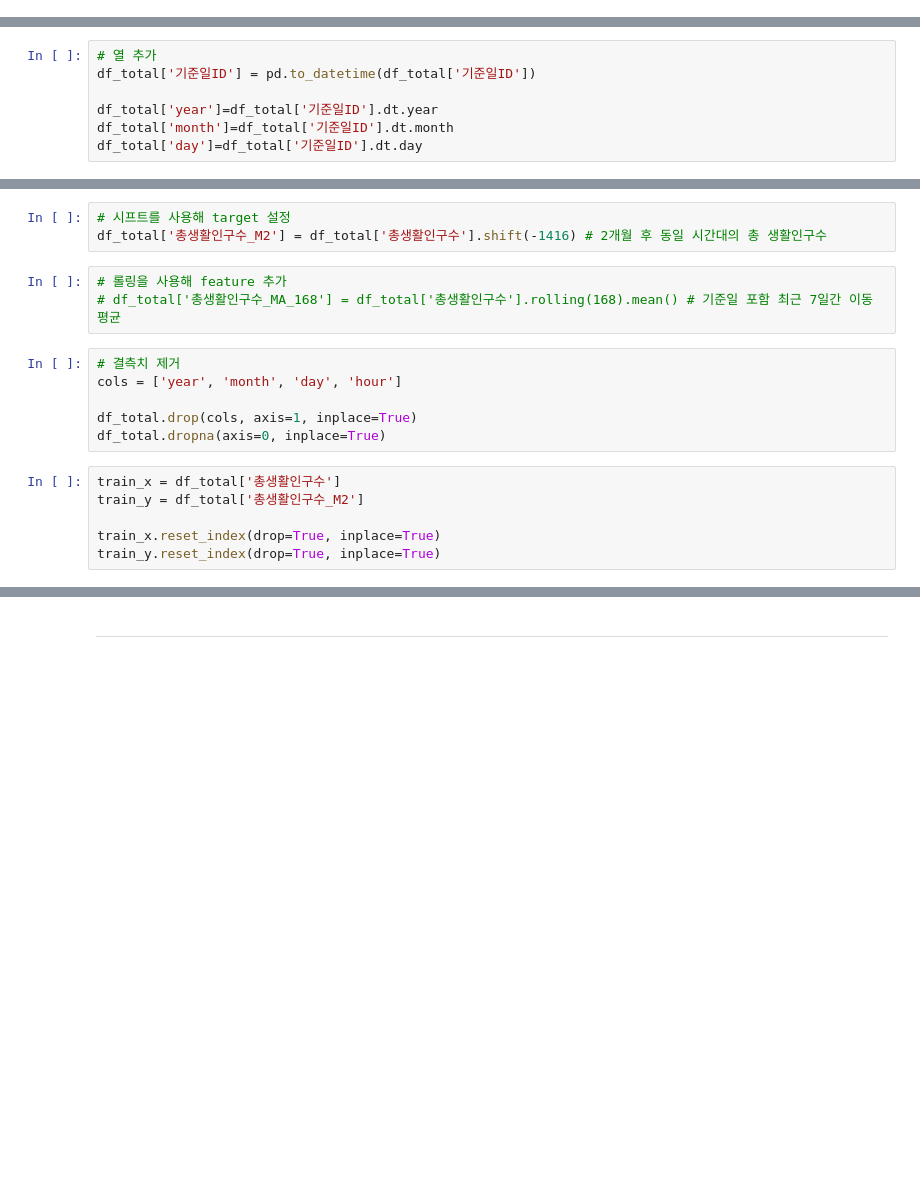
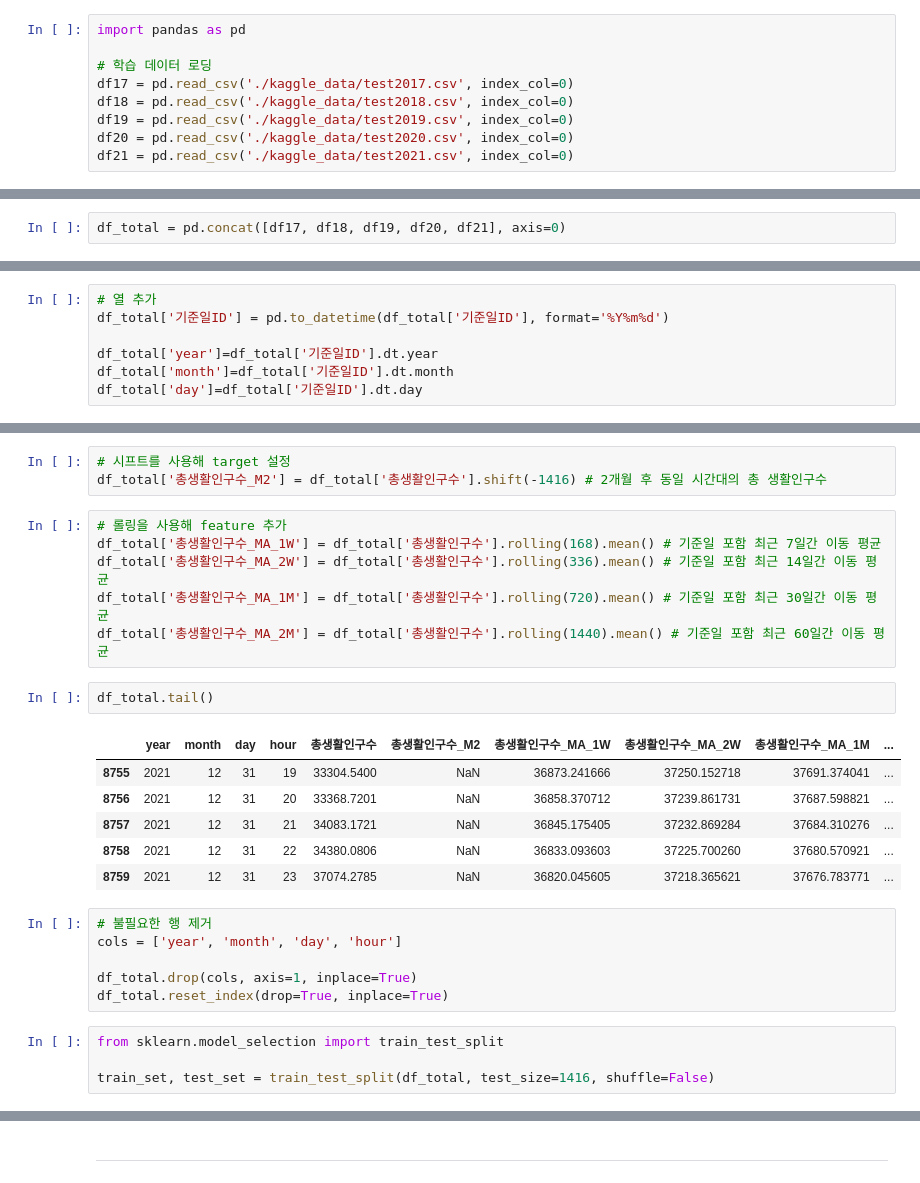
Before and after one commit to SubinOk/aivle_proj, a Jupyter notebook: 08_서울시 유동인구 예측 모델링/5. Kaggle_competition_통합.ipynb, the cells around one changed output, grey strips where cells are left out. Saved outputs shown, nothing was run; the diff lists cells and outputs as text; blank space fills up the shorter version.

```diff
--- a/08_서울시 유동인구 예측 모델링/5. Kaggle_competition_통합.ipynb
+++ b/08_서울시 유동인구 예측 모델링/5. Kaggle_competition_통합.ipynb
@@ -8,0 +3,9 @@ df_test = pd.read_csv('./data/df_test.csv')
+# %%
+import pandas as pd
+
+# 학습 데이터 로딩
+df17 = pd.read_csv('./kaggle_data/test2017.csv', index_col=0)
+df18 = pd.read_csv('./kaggle_data/test2018.csv', index_col=0)
+df19 = pd.read_csv('./kaggle_data/test2019.csv', index_col=0)
+df20 = pd.read_csv('./kaggle_data/test2020.csv', index_col=0)
+df21 = pd.read_csv('./kaggle_data/test2021.csv', index_col=0)
@@ -8,0 +22,2 @@ df_test = pd.read_csv('./data/df_test.csv')
+# %%
+df_total = pd.concat([df17, df18, df19, df20, df21], axis=0)
@@ -10,7 +27,7 @@ df_test = pd.read_csv('./data/df_test.csv')
 ## 2. 데이터 전처리
 # %%
 # 열 추가
-df_total['기준일ID'] = pd.to_datetime(df_total['기준일ID'])
+df_total['기준일ID'] = pd.to_datetime(df_total['기준일ID'], format='%Y%m%d')
 
 df_total['year']=df_total['기준일ID'].dt.year
 df_total['month']=df_total['기준일ID'].dt.month
@@ -24,16 +41,26 @@ df_total = df_total.loc[:, ['year', 'month', 'day', 'hour', '총생활인구수'
 df_total['총생활인구수_M2'] = df_total['총생활인구수'].shift(-1416) # 2개월 후 동일 시간대의 총 생활인구수
 # %%
 # 롤링을 사용해 feature 추가
-# df_total['총생활인구수_MA_168'] = df_total['총생활인구수'].rolling(168).mean() # 기준일 포함 최근 7일간 이동 평균
+df_total['총생활인구수_MA_1W'] = df_total['총생활인구수'].rolling(168).mean() # 기준일 포함 최근 7일간 이동 평균
+df_total['총생활인구수_MA_2W'] = df_total['총생활인구수'].rolling(336).mean() # 기준일 포함 최근 14일간 이동 평균
+df_total['총생활인구수_MA_1M'] = df_total['총생활인구수'].rolling(720).mean() # 기준일 포함 최근 30일간 이동 평균
+df_total['총생활인구수_MA_2M'] = df_total['총생활인구수'].rolling(1440).mean() # 기준일 포함 최근 60일간 이동 평균
+# %%
+df_total.tail()
+# %% [output]
+|  | year | month | day | hour | 총생활인구수 | 총생활인구수_M2 | 총생활인구수_MA_1W | 총생활인구수_MA_2W | 총생활인구수_MA_1M | ... |
+| 8755 | 2021 | 12 | 31 | 19 | 33304.5400 | NaN | 36873.241666 | 37250.152718 | 37691.374041 | ... |
+| 8756 | 2021 | 12 | 31 | 20 | 33368.7201 | NaN | 36858.370712 | 37239.861731 | 37687.598821 | ... |
+| 8757 | 2021 | 12 | 31 | 21 | 34083.1721 | NaN | 36845.175405 | 37232.869284 | 37684.310276 | ... |
+| 8758 | 2021 | 12 | 31 | 22 | 34380.0806 | NaN | 36833.093603 | 37225.700260 | 37680.570921 | ... |
+| 8759 | 2021 | 12 | 31 | 23 | 37074.2785 | NaN | 36820.045605 | 37218.365621 | 37676.783771 | ... |
 # %%
-# 결측치 제거
+# 불필요한 행 제거
 cols = ['year', 'month', 'day', 'hour']
 
 df_total.drop(cols, axis=1, inplace=True)
-df_total.dropna(axis=0, inplace=True)
+df_total.reset_index(drop=True, inplace=True)
-# %%
-train_x = df_total['총생활인구수']
-train_y = df_total['총생활인구수_M2']
-
-train_x.reset_index(drop=True, inplace=True)
-train_y.reset_index(drop=True, inplace=True)
+# %%
+from sklearn.model_selection import train_test_split
+
+train_set, test_set = train_test_split(df_total, test_size=1416, shuffle=False)
```
Also changed, not shown: parts of 36 cells of this notebook, 5 other files.
